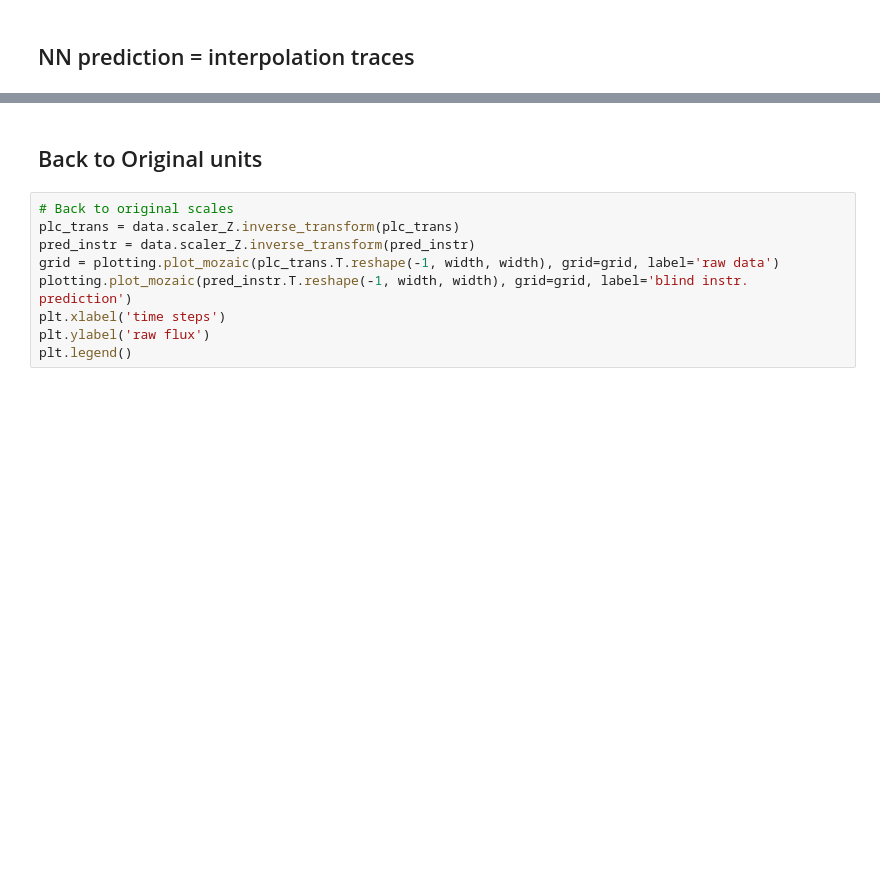
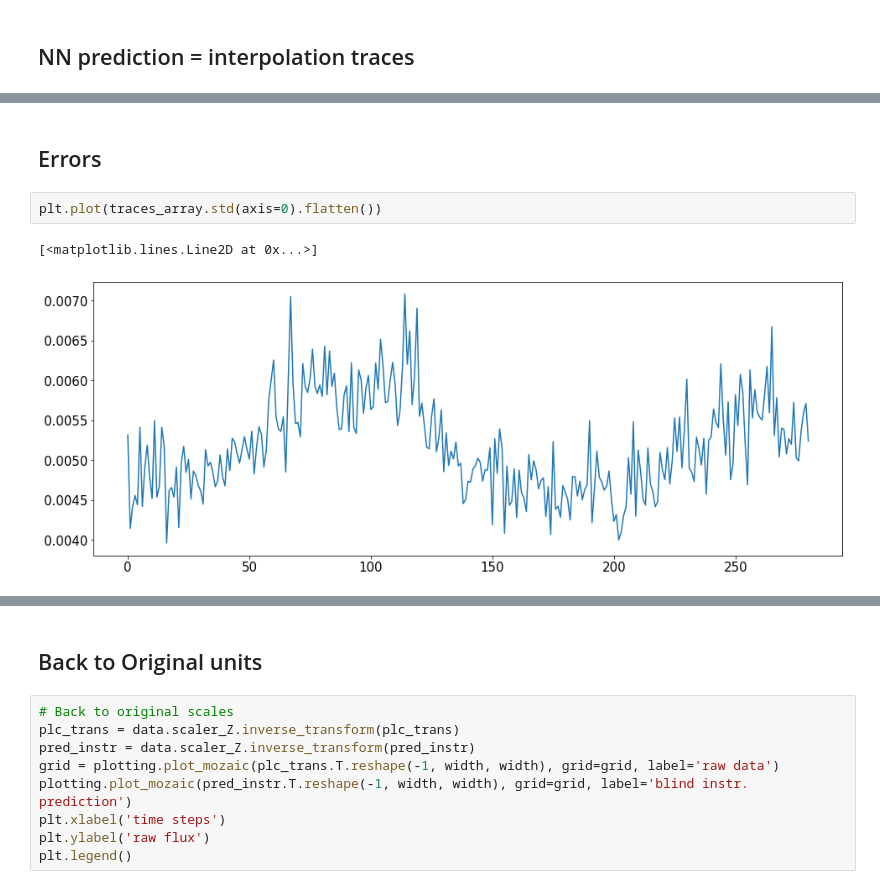
Before and after one commit to ucl-exoplanets/deepARTransit, a Jupyter notebook: deepartransit/notebooks/00_play_with_traces.ipynb, the cells around one changed output, grey strips where cells are left out. Drawn from its saved outputs; the diff is of its cells as text; blank space fills up the shorter version.

Commit message:
std of traces and new exp

```diff
--- a/deepartransit/notebooks/00_play_with_traces.ipynb
+++ b/deepartransit/notebooks/00_play_with_traces.ipynb
@@ -97,0 +99,7 @@ plt.legend()
+# %% [markdown]
+## Errors
+# %%
+plt.plot(traces_array.std(axis=0).flatten())
+# %% [output]
+[<matplotlib.lines.Line2D at 0x...>]
+[figure, added]
```
Also changed, not shown: parts of 9 cells of this notebook, 1 other file.
